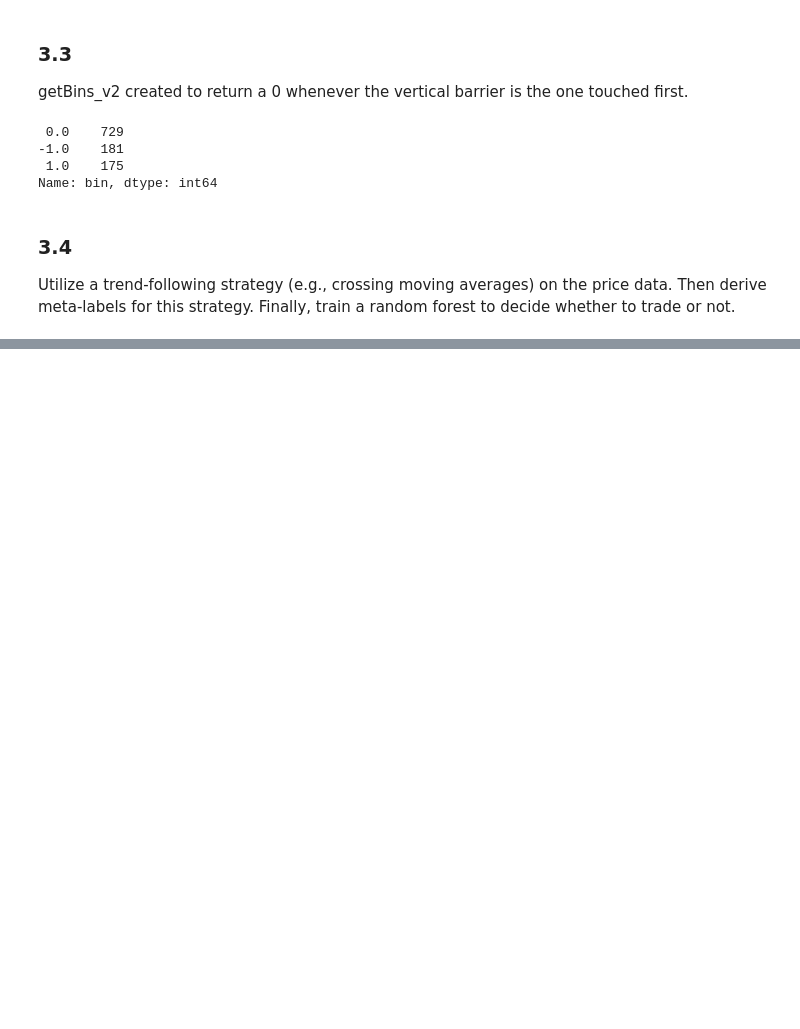
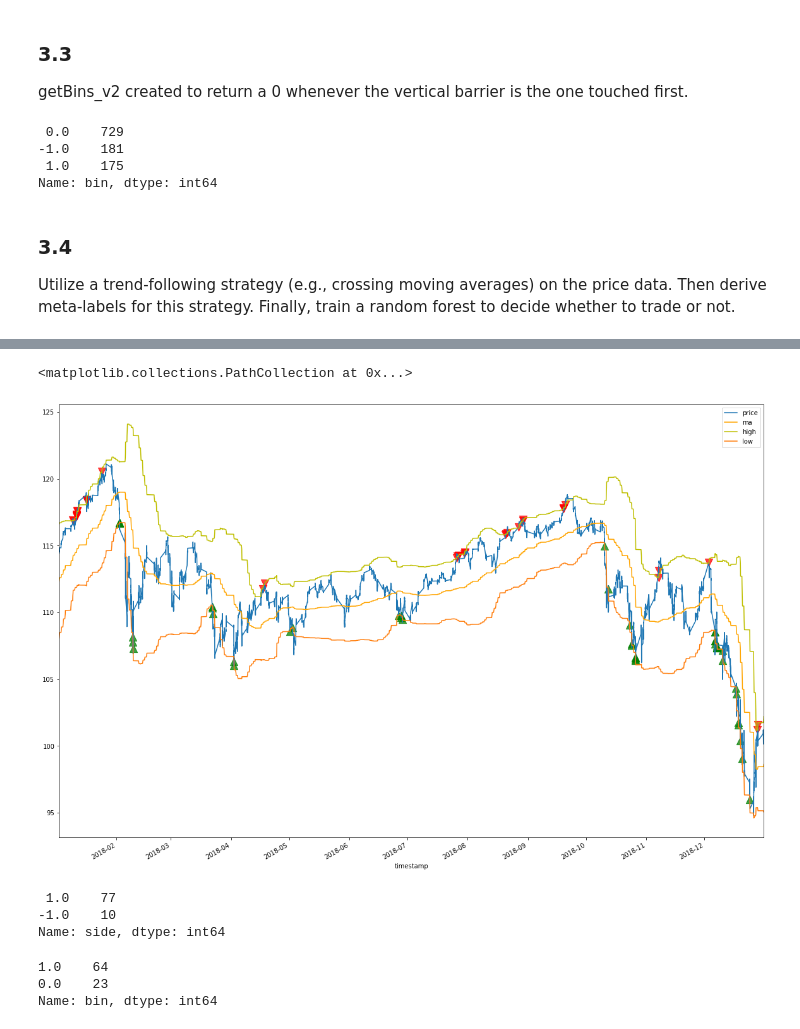
Before and after one commit to masonl93/F-ML, a Jupyter notebook: data_analysis/ch3.ipynb, the cells around one changed output, grey strips where cells are left out. Drawn from its saved outputs; the diff is of its cells as text; code cells hidden in the pictures; blank space fills up the shorter version.

```diff
--- a/data_analysis/ch3.ipynb
+++ b/data_analysis/ch3.ipynb
@@ -266,0 +272,14 @@ print(accuracy_score(y_test, y_pred))
+# %%
+window = 1000
+num_std = 2
+bol = fds.BollingerBands(close, window, num_std)
+buy_signals = bol.buy_signal()
+sell_signals = bol.sell_signal()
+# %%
+date = '2018'
+bol.bol_df[date].plot(color=[None, 'orange', 'y'])
+plt.scatter(buy_signals[date].index, buy_signals[date], c='g', marker='^', s=150, alpha=.75)
+plt.scatter(sell_signals[date].index, sell_signals[date], c='r', marker='v', s=150, alpha=.75)
+# %% [output]
+<matplotlib.collections.PathCollection at 0x...>
+[figure, added]
@@ -266,0 +290,29 @@ print(accuracy_score(y_test, y_pred))
+# %%
+# getting standard deviation of daily returns
+dailyVol = fml.getDailyVol(close)
+
+# CUSUM Filter
+# tEvents = fml.getTEvents(np.log(close), h=dailyVol.mean())
+tEvents = fml.getTEvents(close, h=dailyVol.mean())
+
+# Adding Vertical bars
+# This is the expiration limit in our triple barrier method
+t1 = fml.addVerticalBarrier(tEvents, close, numDays=1)
+
+# Applying triple-barrier method
+minRet = 0.01
+numThreads = 1
+ptSl = [0, 2]
+events = fml.getEvents(close, tEvents, ptSl, dailyVol, minRet, numThreads, t1=t1, side=bol_side).dropna()
+events.side.value_counts()
+# %% [output]
+ 1.0    77
+-1.0    10
+Name: side, dtype: int64
+# %%
+labels = fml.getBins_v2(events, close, t1).dropna()
+labels.bin.value_counts()
+# %% [output]
+1.0    64
+0.0    23
+Name: bin, dtype: int64
```
Also changed, not shown: parts of 13 cells of this notebook, 2 other files.
